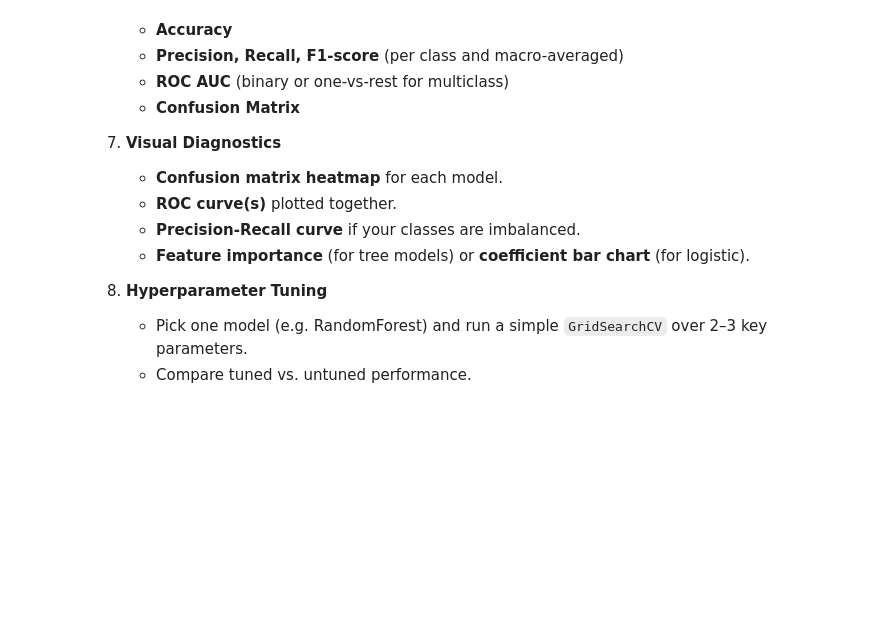
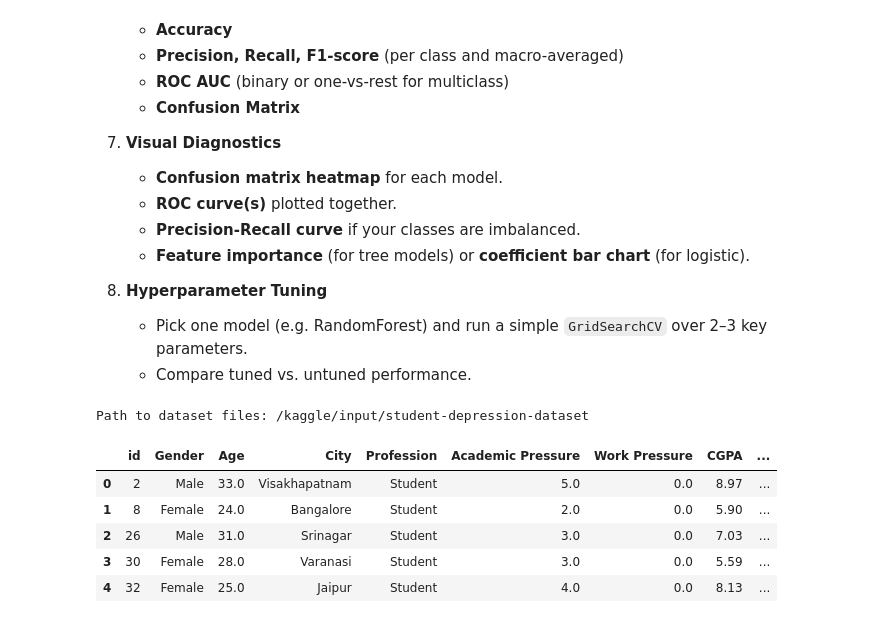
Before and after one commit to puck-arthur/data-learning, a Jupyter notebook: notebooks/week3_classification_models.ipynb, the cells around one changed output. Cells and saved outputs as stored; diff of their text form; code cells hidden in the pictures; blank space fills up the shorter version.

```diff
--- a/notebooks/week3_classification_models.ipynb
+++ b/notebooks/week3_classification_models.ipynb
@@ -47,3 +47,25 @@
 8. **Hyperparameter Tuning**
    - Pick one model (e.g. RandomForest) and run a simple `GridSearchCV` over 2–3 key parameters.
    - Compare tuned vs. untuned performance.
+# %%
+import kagglehub
+
+# Download latest version
+path = kagglehub.dataset_download("adilshamim8/student-depression-dataset")
+
+print("Path to dataset files:", path)
+# %% [output]
+Path to dataset files: /kaggle/input/student-depression-dataset
+# %%
+import pandas as pd
+
+df_raw = pd.read_csv(path + '/student_depression_dataset.csv')
+
+df_raw.head()
+# %% [output]
+|  | id | Gender | Age | City | Profession | Academic Pressure | Work Pressure | CGPA | ... |
+| 0 | 2 | Male | 33.0 | Visakhapatnam | Student | 5.0 | 0.0 | 8.97 | ... |
+| 1 | 8 | Female | 24.0 | Bangalore | Student | 2.0 | 0.0 | 5.90 | ... |
+| 2 | 26 | Male | 31.0 | Srinagar | Student | 3.0 | 0.0 | 7.03 | ... |
+| 3 | 30 | Female | 28.0 | Varanasi | Student | 3.0 | 0.0 | 5.59 | ... |
+| 4 | 32 | Female | 25.0 | Jaipur | Student | 4.0 | 0.0 | 8.13 | ... |
```
Also changed, not shown: parts of 11 cells of this notebook.
